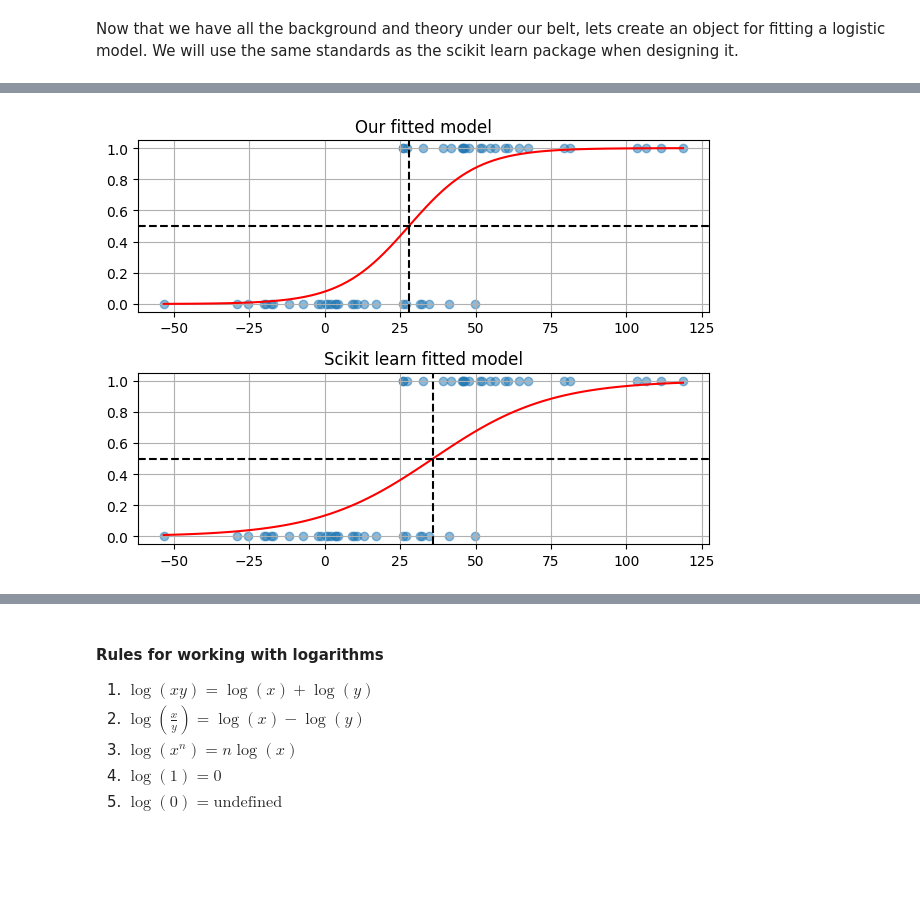
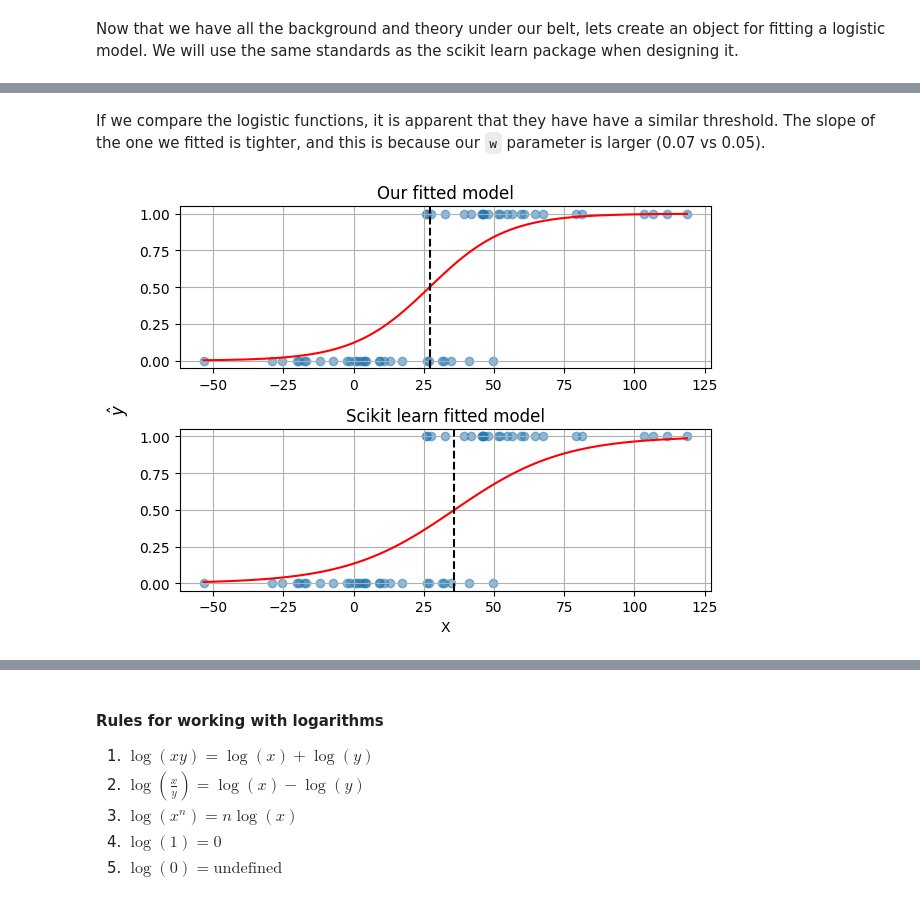
Before and after one commit to dbheadley/DecodingTheBrain, a Jupyter notebook: Week4/notes.ipynb, the cells around one changed output, grey strips where cells are left out. Cells and saved outputs as stored; diff of their text form; code cells hidden in the pictures; blank space fills up the shorter version.

Commit message:
gradient descent from scratch

```diff
--- a/Week4/notes.ipynb
+++ b/Week4/notes.ipynb
@@ -735,7 +735,7 @@ class LogisticModel():
         self.b_hist = [b]
         self.loss_hist = []
 
-    def logistic(self, x):
+    def _logistic(self, x):
         # Parameters
         # ----------
         # x : array-like
@@ -748,7 +748,7 @@ class LogisticModel():
 
         return 1 / (1 + np.exp(-(self.w*x + self.b)))
 
-    def derivative_w(self, x, y, y_hat):
+    def _derivative_w(self, x, y, y_hat):
         # Parameters
         # ----------
         # x : array-like
@@ -765,7 +765,7 @@ class LogisticModel():
 
         return np.mean((y_hat - y)*x)
 
-    def derivative_b(self, y, y_hat):
+    def _derivative_b(self, y, y_hat):
         # Parameters
         # ----------
         # y : array-like
@@ -780,7 +780,7 @@ class LogisticModel():
 
         return np.mean(y_hat - y)
 
-    def cross_entropy_loss(y, y_hat):
+    def _cross_entropy_loss(self, y, y_hat):
         # Parameters
         # ----------
         # y : array-like
@@ -828,11 +828,11 @@ class LogisticModel():
         # or until we reach the maximum number of iterations
         for i in range(max_iter):
             # predict y values using the current w and b values
-            y_hat = self.logistic(x)
-            self.loss_hist.append(cross_entropy_loss(y, y_hat))
+            y_hat = self._logistic(x)
+            self.loss_hist.append(self._cross_entropy_loss(y, y_hat))
 
-            self.w -= lr*self.derivative_w(x, y, y_hat)
-            self.b -= lr*self.derivative_b(y, y_hat)
+            self.w -= lr*self._derivative_w(x, y, y_hat)
+            self.b -= lr*self._derivative_b(y, y_hat)
 
             # add the new w and b values to the history
             self.w_hist.append(self.w)
@@ -854,7 +854,7 @@ class LogisticModel():
         # y_hat : array-like
         #     Predicted probabilities
 
-        return logistic(x, self.w, self.b).ravel()
+        return self._logistic(x).ravel() >= 0.5 # ravel converts to 1D array
 
     def score(self, x, y):
         # Parameters
@@ -869,5 +869,5 @@ class LogisticModel():
         # score : float
         #     Accuracy of the model
 
-        y_hat = self.predict(x)>=0.5
+        y_hat = self.predict(x)
         return np.mean(y_hat == y)
@@ -874,6 +876,6 @@ class LogisticModel():
 # %%
 lm_scratch = LogisticModel()
-lm_scratch.fit(X, y, lr=0.015, tol=0.000001, max_iter=2000)
+lm_scratch.fit(X, y, lr=0.01, tol=0.000001, max_iter=2000)
 print('Our fitted model parameters: w={:.2f}, b={:.2f}'.format(lm_scratch.w, lm_scratch.b))
 print('Scikit learn model parameters: w={:.2f}, b={:.2f}'.format(w_sk, b_sk))
 print('Our fitted model score: {:.2f}%'.format(lm_scratch.score(X, y)*100))
@@ -891,15 +886,17 @@ ax.set_xlim([-8.3, 8.3])
+# %% [markdown]
+If we compare the logistic functions, it is apparent that they have have a similar threshold. The slope of the one we fitted is tighter, and this is because our `w` parameter is larger (0.07 vs 0.05).
 # %%
 fig, ax = plt.subplots(2,1)
 plot_logistic(X, y, lm_scratch.w, lm_scratch.b, ax=ax[0])
 # plot sample points colored by their predicted class
 y_hat = (lm_scratch.predict(X)>=0.5).ravel()
-ax[0].axhline(0.5, color='k', linestyle='--')
 ax[0].axvline(-lm_scratch.b/lm_scratch.w, color='k', linestyle='--')
 ax[0].set_title('Our fitted model')
 plot_logistic(X, y, w_sk, b_sk, ax=ax[1])
-ax[1].axhline(0.5, color='k', linestyle='--')
 ax[1].axvline(-b_sk/w_sk, color='k', linestyle='--')
 ax[1].set_title('Scikit learn fitted model')
+ax[1].set_xlabel('X')
+fig.supylabel('$\hat{y}$')
 fig.tight_layout()
 # %% [output]
-[figure, old version]
+[figure, new version]
```
Also changed, not shown: parts of 17 cells of this notebook.
